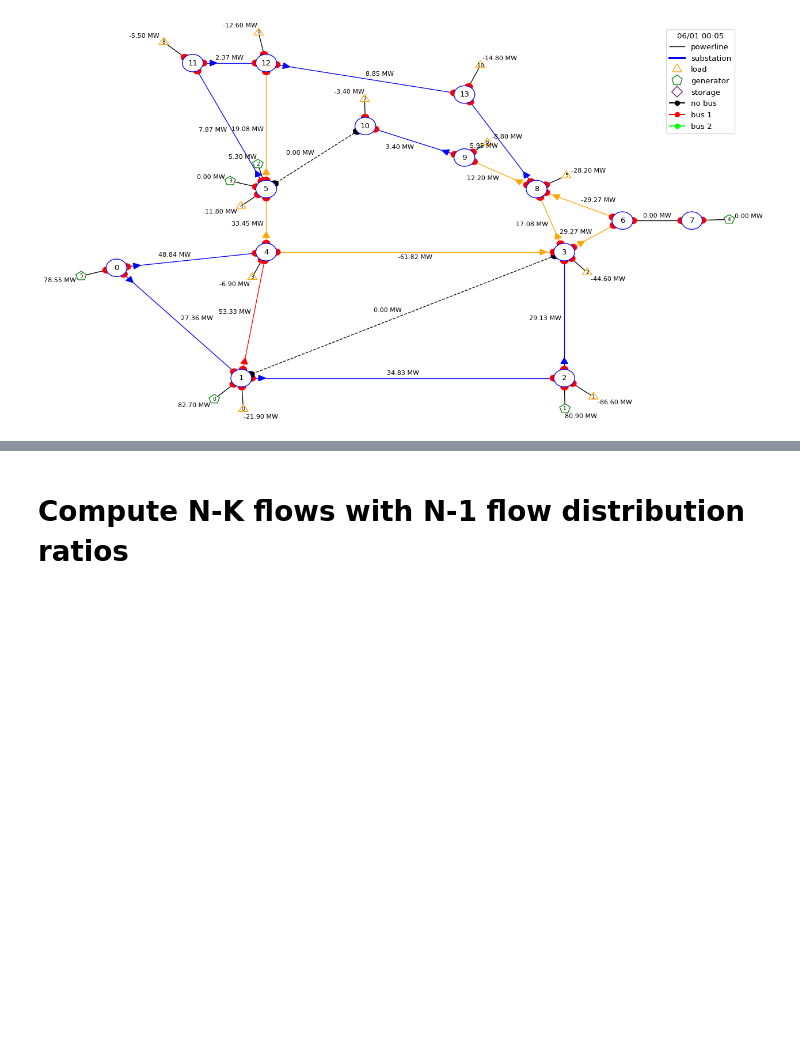
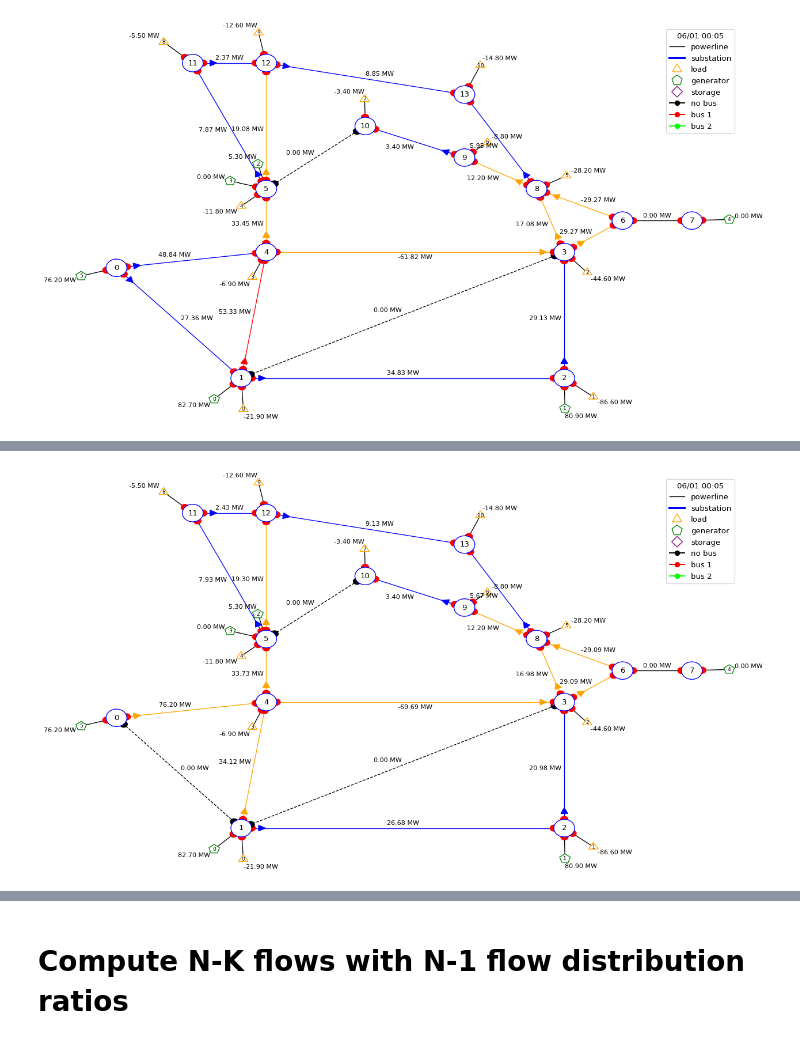
Before and after one commit to marota/Topology_Superposition_Theorem, a Jupyter notebook: TestN2fromN1.ipynb, the cells around one changed output, grey strips where cells are left out. Cells and saved outputs as stored; diff of their text form; code cells hidden in the pictures; blank space fills up the shorter version.

```diff
--- a/TestN2fromN1.ipynb
+++ b/TestN2fromN1.ipynb
@@ -137,0 +126,6 @@ fig.show()
+# %%
+plot_helper = PlotMatplot(env.observation_space)
+fig = plot_helper.plot_obs(obs_disconnected_l1_l2_l3,line_info='p')
+fig.show()
+# %% [output]
+[figure, added]
```
Also changed, not shown: parts of 216 cells of this notebook.
